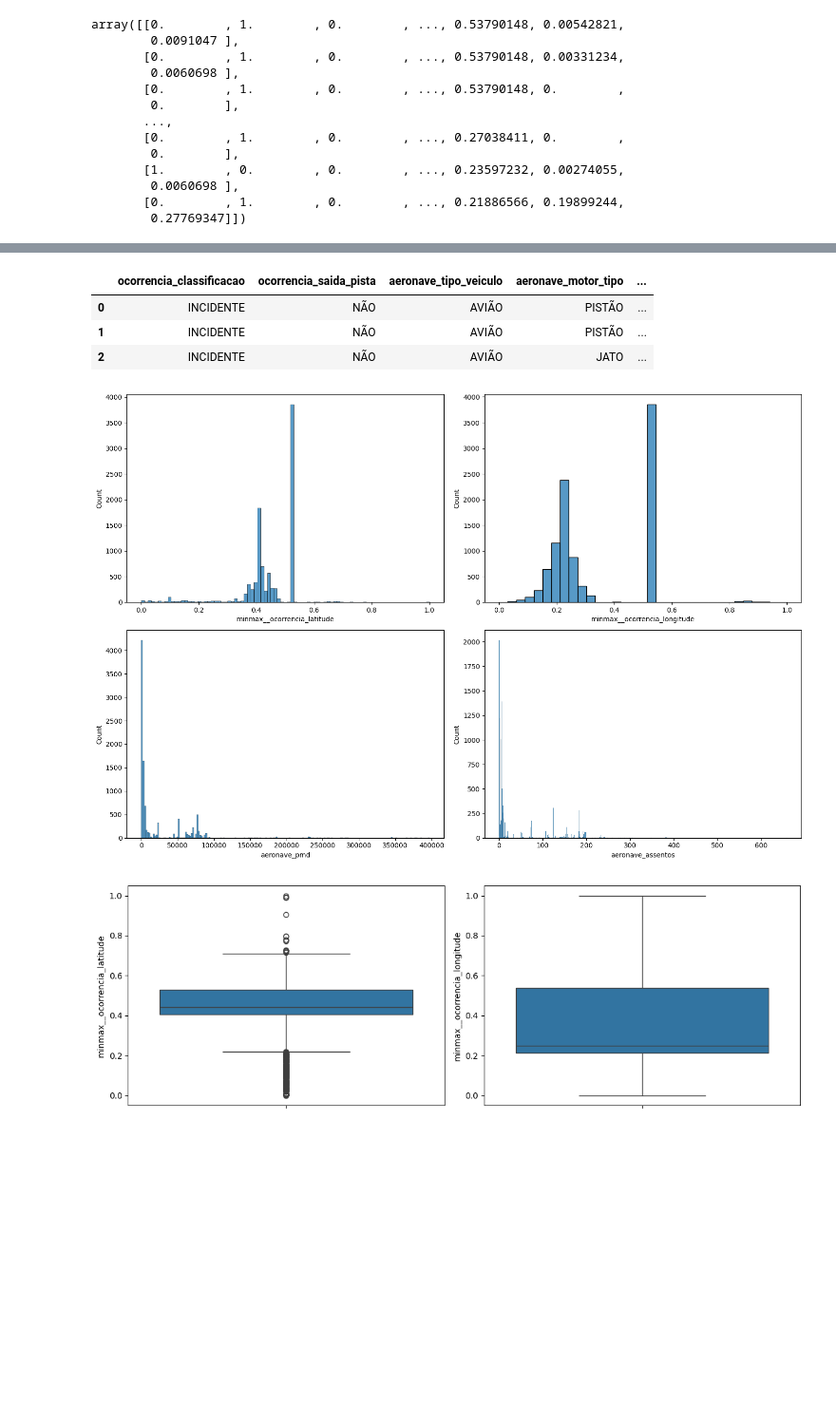
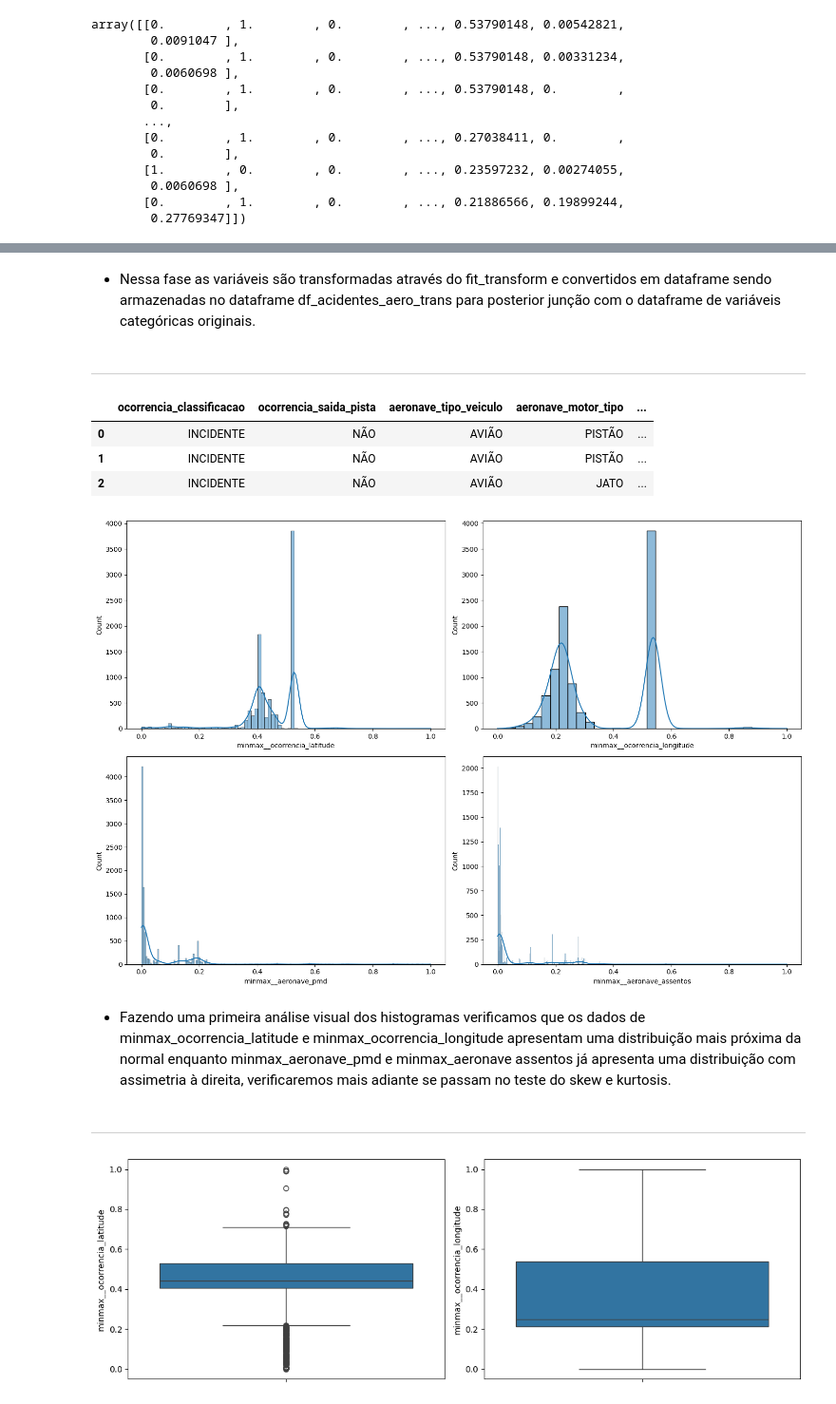
Before and after one commit to jairobernardesjunior/Cenipa_clustering, a Jupyter notebook: 01 cenipa_clustering_analisa.ipynb, the cells around one changed output, grey strips where cells are left out. Shown at 95% size. Drawn from its saved outputs; the diff is of its cells as text; code cells hidden in the pictures; blank space fills up the shorter version.

```diff
--- a/01 cenipa_clustering_analisa.ipynb
+++ b/01 cenipa_clustering_analisa.ipynb
@@ -297,7 +298,4 @@ df_acidentes_aero_trans = pd.concat([df_acidentes_aero, df_acidentes_aero_trans]
-# %%
-df_acidentes_aero_trans.head(3)
-# %% [output]
-|  | ocorrencia_classificacao | ocorrencia_saida_pista | aeronave_tipo_veiculo | aeronave_motor_tipo | ... |
-| 0 | INCIDENTE | NÃO | AVIÃO | PISTÃO | ... |
-| 1 | INCIDENTE | NÃO | AVIÃO | PISTÃO | ... |
-| 2 | INCIDENTE | NÃO | AVIÃO | JATO | ... |
+# %% [markdown]
+- Nessa fase as variáveis são transformadas através do fit_transform e convertidos em dataframe sendo armazenadas no dataframe df_acidentes_aero_trans para posterior junção com o dataframe de variáveis categóricas originais.
+# %% [markdown]
+---
@@ -304,17 +305,29 @@ df_acidentes_aero_trans.head(3)
+# %%
+# verificando os dados das primeiras linhas dos dois dataframes juntados
+df_acidentes_aero_trans.head(3)
+# %% [output]
+|  | ocorrencia_classificacao | ocorrencia_saida_pista | aeronave_tipo_veiculo | aeronave_motor_tipo | ... |
+| 0 | INCIDENTE | NÃO | AVIÃO | PISTÃO | ... |
+| 1 | INCIDENTE | NÃO | AVIÃO | PISTÃO | ... |
+| 2 | INCIDENTE | NÃO | AVIÃO | JATO | ... |
 # %%
-# plota histogramas de variáveis numéricas
+# plotando histogramas de variáveis numéricas tranformadas para melhorar a normalidade
 colunas = ["minmax__ocorrencia_latitude",
            "minmax__ocorrencia_longitude",
-           'aeronave_pmd',
-           'aeronave_assentos',
+           'minmax__aeronave_pmd',
+           'minmax__aeronave_assentos',
            ]
 
 fig, axs = plt.subplots(nrows=2, ncols=2, figsize=(15, 10), tight_layout=True)
 
 for ax, feature in zip(axs.flatten(), colunas):
-    sns.histplot(x=feature, ax=ax, data=df_acidentes_aero_trans)
+    sns.histplot(x=feature, ax=ax, data=df_acidentes_aero_trans, kde=True)
 
 plt.show()
 # %% [output]
-[figure, old version]
+[figure, new version]
+# %% [markdown]
+- Fazendo uma primeira análise visual dos histogramas verificamos que os dados de minmax_ocorrencia_latitude e minmax_ocorrencia_longitude apresentam uma distribuição mais próxima da normal enquanto minmax_aeronave_pmd e minmax_aeronave assentos já apresenta uma distribuição com assimetria à direita, verificaremos mais adiante se passam no teste do skew e kurtosis.
+# %% [markdown]
+---
 # %%
```
Also changed, not shown: parts of 35 cells of this notebook, 1 other file.
